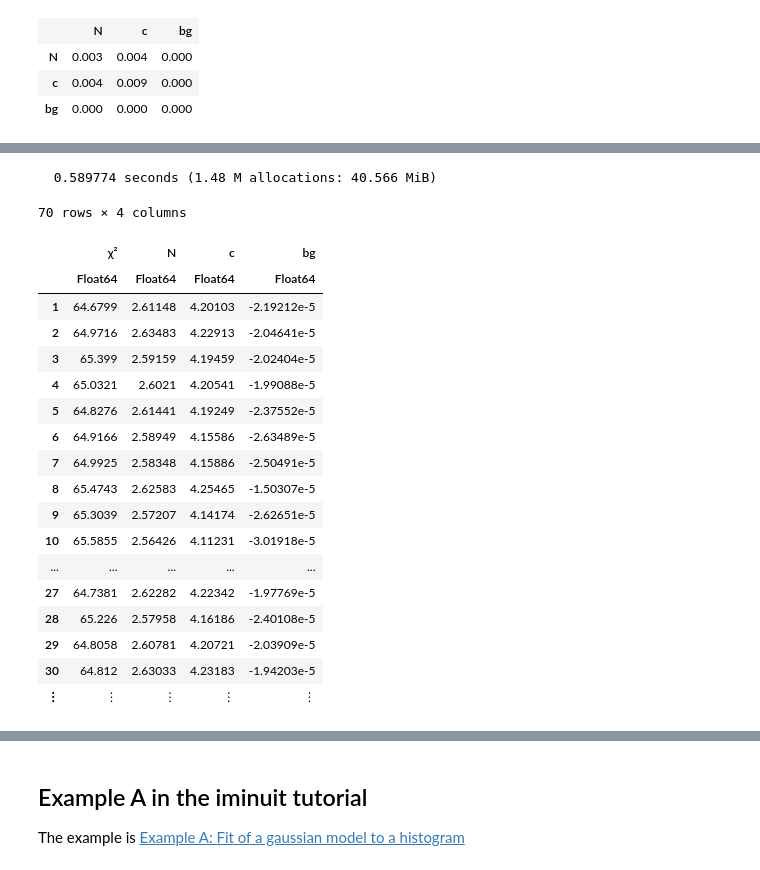
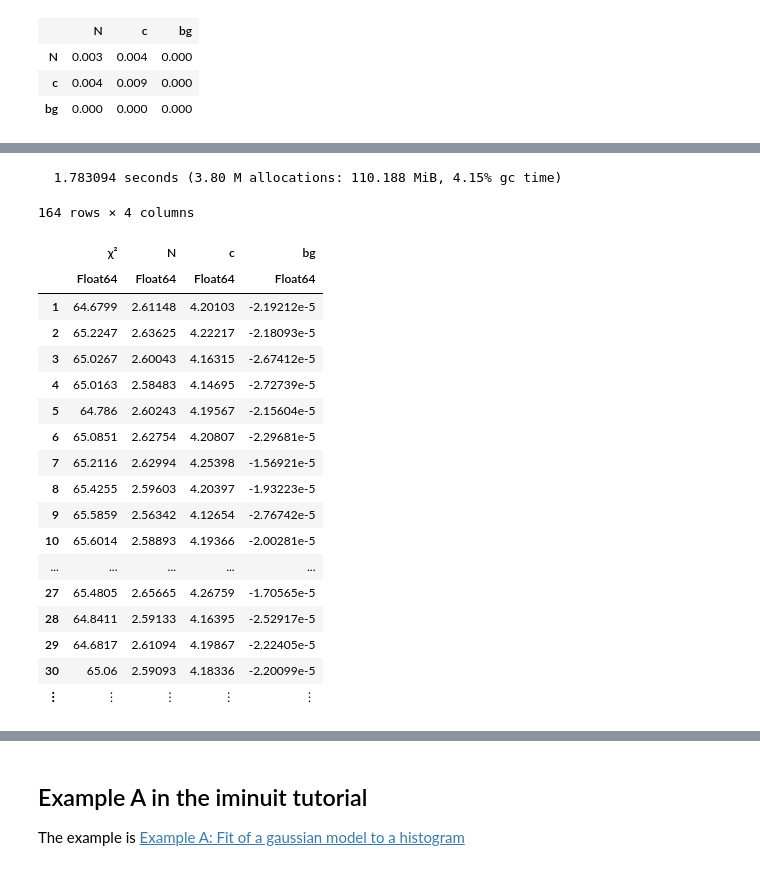
Before and after one commit to fkguo/IMinuit.jl, a Jupyter notebook: docs/example.ipynb, the cells around one changed output, grey strips where cells are left out. Saved outputs shown, nothing was run; the diff lists cells and outputs as text; code cells hidden in the pictures.

```diff
--- a/docs/example.ipynb
+++ b/docs/example.ipynb
@@ -256,27 +265,27 @@ fit1.matrix = ((0.0026808279257967637, 0.004460717050849894, 3.729529830296808e-
 | 22 | 65.6799 | 2.64226 | 4.26916 | -1.01556e-5 |
 # %%
 # random sampling of parameters in given ranges, keeping those within 1σ
-@time parsam_df = contour_df_samples(fit1, χsq1, (:N, :c), ([2.5,2.8], [4.0,4.3]), nsamples = 1000)
+@time parsam_df = contour_df_samples(fit1, χsq1, (:N, :c), ([2.5,2.8], [4.0,4.3]), nsamples = 3000)
 # %% [output]
-  0.589774 seconds (1.48 M allocations: 40.566 MiB)
+  1.783094 seconds (3.80 M allocations: 110.188 MiB, 4.15% gc time)
-70 rows × 4 columns
+164 rows × 4 columns
 |  | χ² | N | c | bg |
 |  | Float64 | Float64 | Float64 | Float64 |
 | 1 | 64.6799 | 2.61148 | 4.20103 | -2.19212e-5 |
-| 2 | 64.9716 | 2.63483 | 4.22913 | -2.04641e-5 |
-| 3 | 65.399 | 2.59159 | 4.19459 | -2.02404e-5 |
-| 4 | 65.0321 | 2.6021 | 4.20541 | -1.99088e-5 |
-| 5 | 64.8276 | 2.61441 | 4.19249 | -2.37552e-5 |
-| 6 | 64.9166 | 2.58949 | 4.15586 | -2.63489e-5 |
-| 7 | 64.9925 | 2.58348 | 4.15886 | -2.50491e-5 |
-| 8 | 65.4743 | 2.62583 | 4.25465 | -1.50307e-5 |
-| 9 | 65.3039 | 2.57207 | 4.14174 | -2.62651e-5 |
-| 10 | 65.5855 | 2.56426 | 4.11231 | -3.01918e-5 |
+| 2 | 65.2247 | 2.63625 | 4.22217 | -2.18093e-5 |
+| 3 | 65.0267 | 2.60043 | 4.16315 | -2.67412e-5 |
+| 4 | 65.0163 | 2.58483 | 4.14695 | -2.72739e-5 |
+| 5 | 64.786 | 2.60243 | 4.19567 | -2.15604e-5 |
+| 6 | 65.0851 | 2.62754 | 4.20807 | -2.29681e-5 |
+| 7 | 65.2116 | 2.62994 | 4.25398 | -1.56921e-5 |
+| 8 | 65.4255 | 2.59603 | 4.20397 | -1.93223e-5 |
+| 9 | 65.5859 | 2.56342 | 4.12654 | -2.76742e-5 |
+| 10 | 65.6014 | 2.58893 | 4.19366 | -2.00281e-5 |
 | ... | ... | ... | ... | ... |
-| 27 | 64.7381 | 2.62282 | 4.22342 | -1.97769e-5 |
-| 28 | 65.226 | 2.57958 | 4.16186 | -2.40108e-5 |
-| 29 | 64.8058 | 2.60781 | 4.20721 | -2.03909e-5 |
-| 30 | 64.812 | 2.63033 | 4.23183 | -1.94203e-5 |
+| 27 | 65.4805 | 2.65665 | 4.26759 | -1.70565e-5 |
+| 28 | 64.8411 | 2.59133 | 4.16395 | -2.52917e-5 |
+| 29 | 64.6817 | 2.61094 | 4.19867 | -2.22405e-5 |
+| 30 | 65.06 | 2.59093 | 4.18336 | -2.20099e-5 |
 | ⋮ | ⋮ | ⋮ | ⋮ | ⋮ |
 # %%
 # get parameter ranges
```
Also changed, not shown: parts of 18 cells of this notebook, 2 other files.
